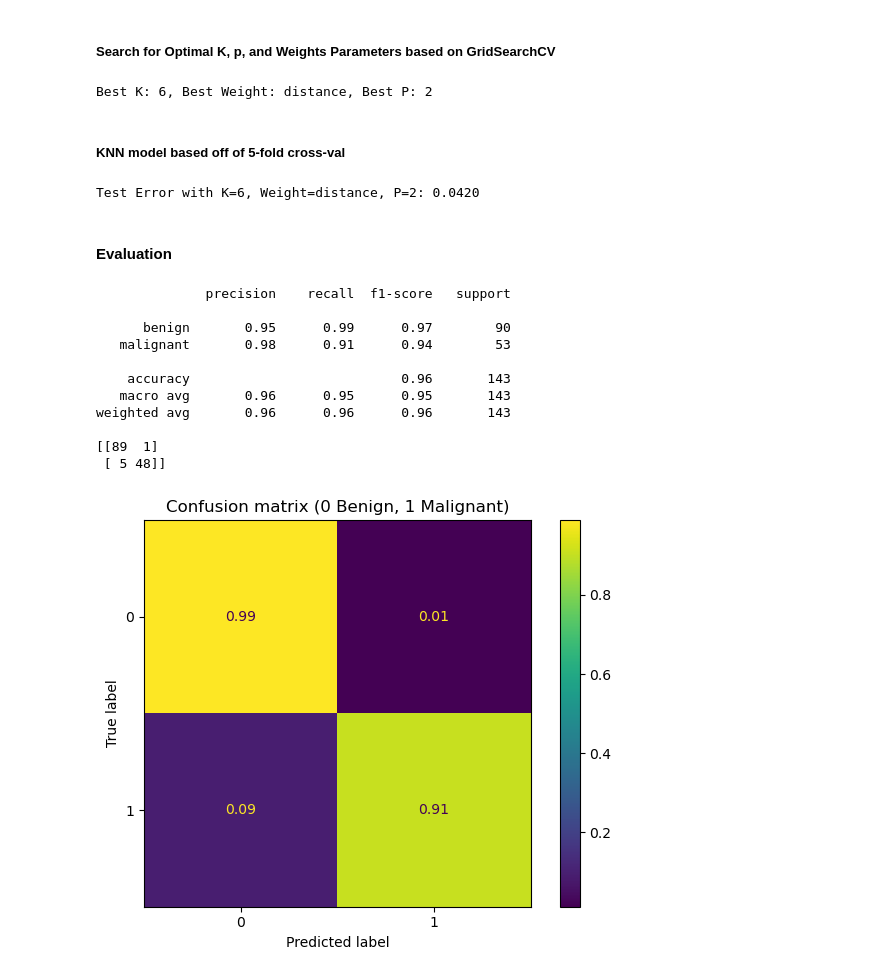
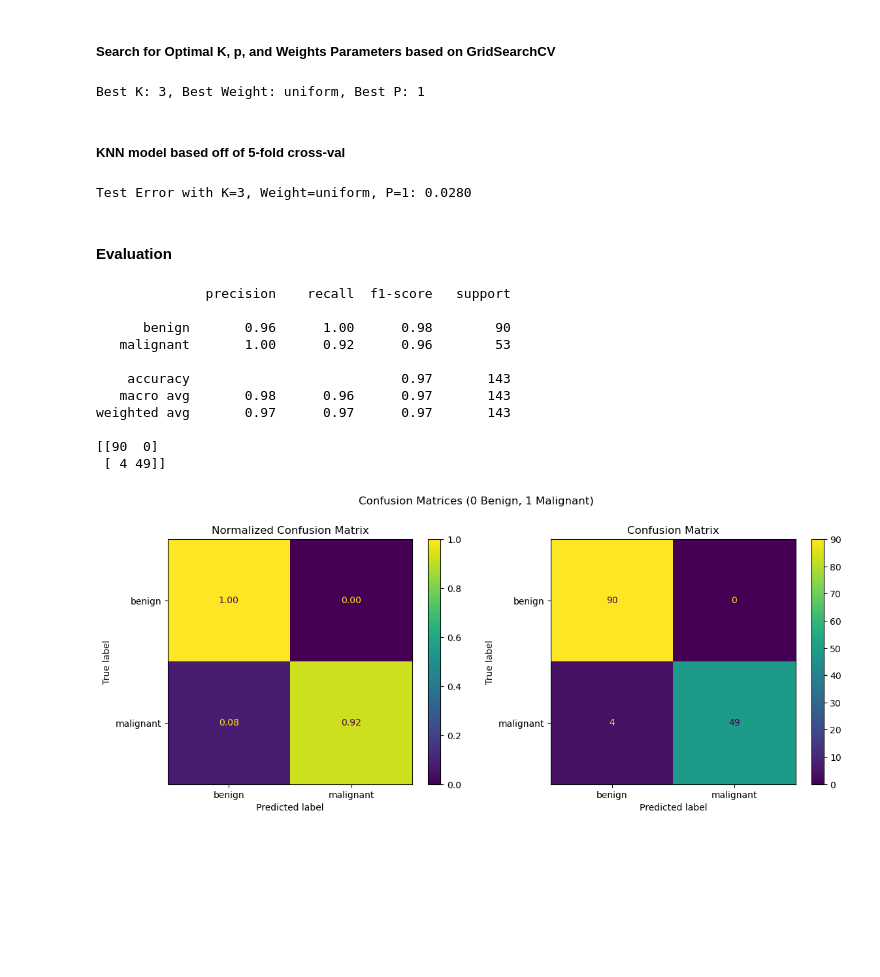
Before and after one commit to tjmeltesen/AML, a Jupyter notebook: HW/HW5/hw5.ipynb, the cells around one changed output. Drawn from its saved outputs; the diff is of its cells as text; code cells hidden in the pictures; blank space fills up the shorter version.

```diff
--- a/HW/HW5/hw5.ipynb
+++ b/HW/HW5/hw5.ipynb
@@ -60,15 +60,17 @@ Name: count, dtype: int64
 # %%
 #All Gathered from AML_s26_knn.ipynb and slightly modified for this dataset
 #Identify Best K, P, and Weights to use on KNN Classifier (from K=1 to K=30, P: 1- 5, and both uniform and distance weights)
+
 knn = KNeighborsClassifier()
+kfold = StratifiedKFold(n_splits=5, shuffle=True, random_state=rs)
 param_grid = {
     'n_neighbors': list(range(1, 31)),
     'weights': ['uniform', 'distance'],
     'p' : [1, 2,3,4,5]  # 1 for Manhattan distance, 2 for Euclidean, 3,4,5 for higher order
 }
-# Run GridSearchCV to find the best parameters based on MCC score as it is a better metric for imbalanced datasets
+# Run GridSearchCV to find the best parameters based on f1 score as it is a better average metric for datasets
 
-grid = GridSearchCV(knn, param_grid, cv=5, scoring=make_scorer(matthews_corrcoef), n_jobs=-1)
+grid = GridSearchCV(knn, param_grid, cv=kfold, scoring='f1', n_jobs=-1)
 grid.fit(x_train, y_train)
 
 best_k = grid.best_params_['n_neighbors']
@@ -76,7 +78,7 @@ best_weight = grid.best_params_['weights']
 best_p = grid.best_params_['p']
 print(f"Best K: {best_k}, Best Weight: {best_weight}, Best P: {best_p}")
 # %% [output]
-Best K: 6, Best Weight: distance, Best P: 2
+Best K: 3, Best Weight: uniform, Best P: 1
 # %% [markdown]
 ##### KNN model based off of 5-fold cross-val
 # %%
@@ -85,34 +87,48 @@ Best K: 6, Best Weight: distance, Best P: 2
 #Chose 5 since this is most common with a data set of this size, and provides a good balance.
 
 
-model = KNeighborsClassifier(n_neighbors=best_k, weights=best_weight, p=best_p)
+model = KNeighborsClassifier(n_neighbors=best_k, weights='uniform', p=1)
 model.fit(x_train, y_train)
 y_pred = model.predict(x_test)
 error = np.mean(y_test != y_pred)
 print(f"Test Error with K={best_k}, Weight={best_weight}, P={best_p}: {error:.4f}")
 # %% [output]
-Test Error with K=6, Weight=distance, P=2: 0.0420
+Test Error with K=3, Weight=uniform, P=1: 0.0280
 # %% [markdown]
 #### Evaluation
 # %%
 print(classification_report(y_test, y_pred, target_names=encoder.classes_))
 cm = confusion_matrix(y_test, y_pred)
 print(cm)
-disp = ConfusionMatrixDisplay(confusion_matrix=cm, display_labels=encoder.classes_).from_predictions(y_test,normalize="true", values_format=".2f", y_pred=y_pred)
-plt.title("Confusion matrix (0 Benign, 1 Malignant)")
-plt.tight_layout()
+fig, axes = plt.subplots(1, 2, figsize=(12, 5))
+
+# Normalized confusion matrix
+ConfusionMatrixDisplay.from_predictions(
+    y_test, y_pred, display_labels=encoder.classes_,
+    normalize="true", values_format=".2f", ax=axes[0]
+)
+axes[0].set_title("Normalized Confusion Matrix")
+
+# Non-normalized confusion matrix
+ConfusionMatrixDisplay.from_predictions(
+    y_test, y_pred, display_labels=encoder.classes_, ax=axes[1]
+)
+axes[1].set_title("Confusion Matrix")
+
+plt.suptitle("Confusion Matrices (0 Benign, 1 Malignant)")
+plt.tight_layout(rect=[0, 0.03, 1, 0.95])
 plt.savefig("knn_confusion_matrix.png", dpi=300)
 plt.show()
 # %% [output]
               precision    recall  f1-score   support
 
-      benign       0.95      0.99      0.97        90
-   malignant       0.98      0.91      0.94        53
+      benign       0.96      1.00      0.98        90
+   malignant       1.00      0.92      0.96        53
 
-    accuracy                           0.96       143
-   macro avg       0.96      0.95      0.95       143
-weighted avg       0.96      0.96      0.96       143
+    accuracy                           0.97       143
+   macro avg       0.98      0.96      0.97       143
+weighted avg       0.97      0.97      0.97       143
 
-[[89  1]
- [ 5 48]]
+[[90  0]
+ [ 4 49]]
-[figure, old version]
+[figure, new version]
```
Also changed, not shown: parts of 1 cell of this notebook, 1 other file.
